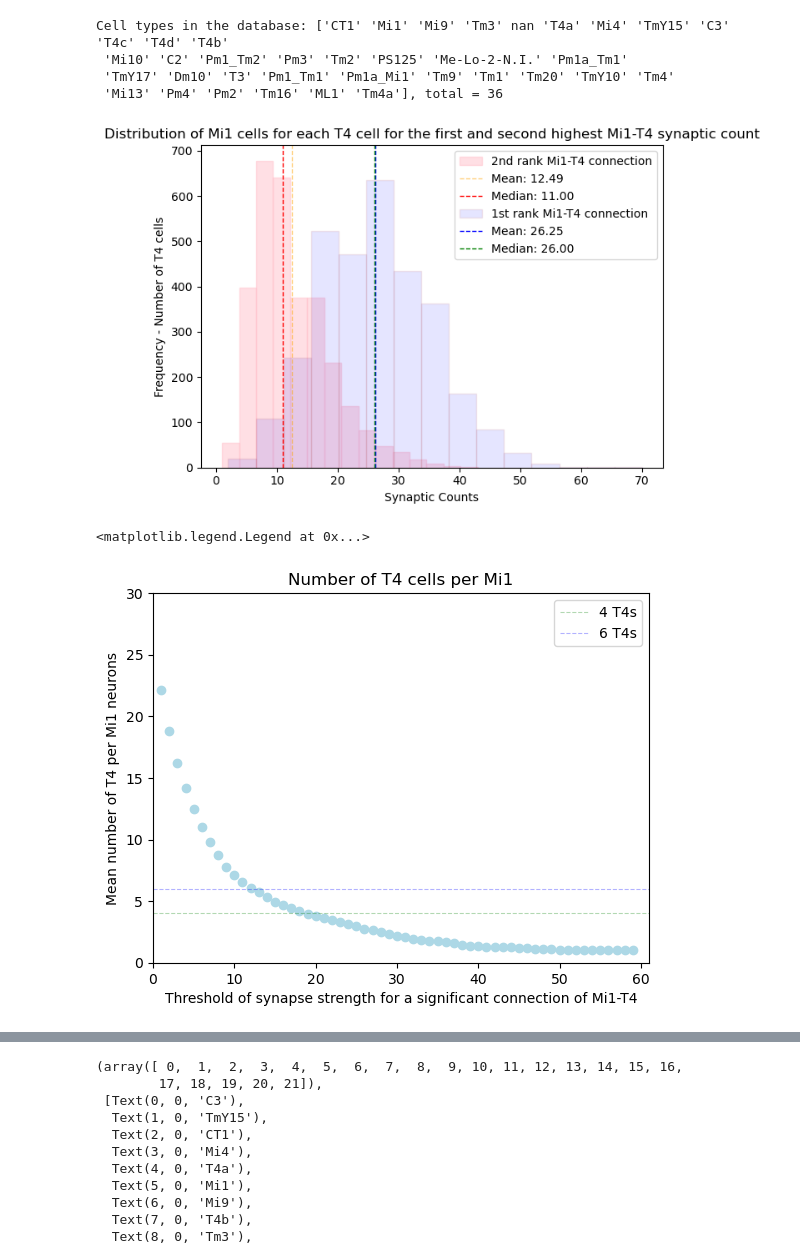
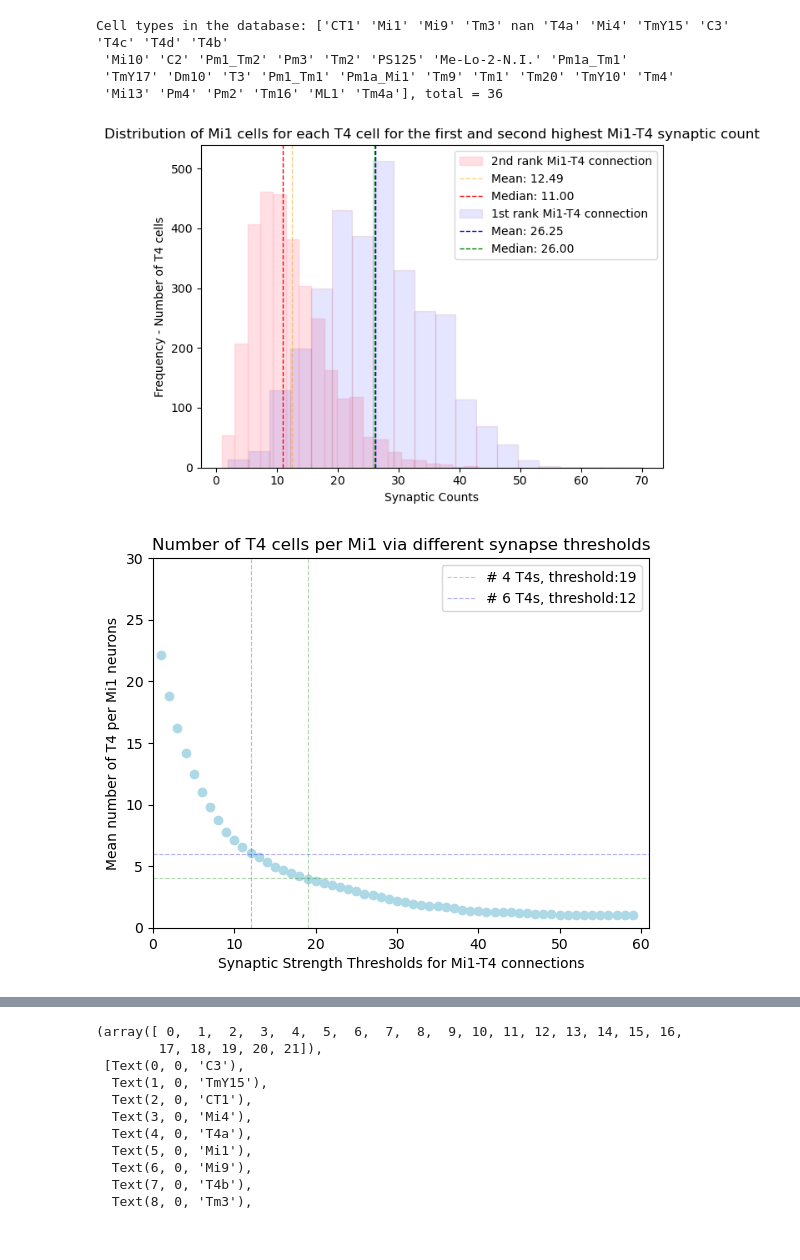
Before and after one commit to mariaioan/T4-connectome-analysis, a Jupyter notebook: proofreading-tables/figure_1.ipynb, the cells around one changed output, grey strips where cells are left out. Saved outputs shown, nothing was run; the diff lists cells and outputs as text; code cells hidden in the pictures.

```diff
--- a/proofreading-tables/figure_1.ipynb
+++ b/proofreading-tables/figure_1.ipynb
@@ -43,7 +43,7 @@ import pandas as pd
 
 # Plot how many T4 cells are per Mi1 in a histogram
 #symbols_to_select = ['T4a', 'T4b', 'T4c', 'T4d']
-symbols_to_select = ['Mi1'] # here I select the Mi1s for each singular T4 cell
+symbols_to_select = ['Mi1'] # here I select the Mi1s for each singular T4 cell # to run the same analysis for other neurons...change the name of the df.
 db_Mi1 = db.loc[db['symbol'].isin(symbols_to_select)]
 
 # here I find the 2nd highest Mi1 in the T4 input list
@@ -58,7 +58,7 @@ groups_with_more_than_one_row = db_sorted.groupby('optic_lobe_id').filter(lambda
 # groupby to get the second row within each group
 second_highest_mi1 = groups_with_more_than_one_row.groupby('optic_lobe_id').nth(1)
 #print(second_highest_mi1)
-plt.hist(second_highest_mi1['counts'], bins=15, edgecolor = 'pink', color='pink', alpha=0.5, label='2nd rank Mi1-T4 connection')
+plt.hist(second_highest_mi1['counts'], bins=20, edgecolor = 'pink', color='pink', alpha=0.5, label='2nd rank Mi1-T4 connection')
 mean_value = second_highest_mi1['counts'].mean()
 median_value = second_highest_mi1['counts'].median()
 plt.axvline(mean_value, color='orange',alpha=0.5, linestyle='dashed', linewidth=1, label=f'Mean: {mean_value:.2f}')
@@ -67,7 +67,7 @@ plt.axvline(median_value, color='red', linestyle='dashed', linewidth=1, label=f'
 # Filter through the highest Mi1 contributor for each T4 cell
 highest_mi1 = db_Mi1.groupby('optic_lobe_id').agg({'counts': 'max'}).reset_index()
 # Plot the histogram for the highest Mi1-T4 synaptic count
-plt.hist(highest_mi1['counts'], bins=15, edgecolor='brown', color='blue', alpha=0.1, label='1st rank Mi1-T4 connection')
+plt.hist(highest_mi1['counts'], bins=20, edgecolor='brown', color='blue', alpha=0.1, label='1st rank Mi1-T4 connection')
 mean_value = highest_mi1['counts'].mean()
 median_value = highest_mi1['counts'].median()
 plt.axvline(mean_value, color='blue', linestyle='dashed', linewidth=1, label=f'Mean: {mean_value:.2f}')
@@ -78,9 +78,10 @@ plt.ylabel('Frequency - Number of T4 cells')
 plt.title('Distribution of Mi1 cells for each T4 cell for the first and second highest Mi1-T4 synaptic count')
 plt.legend()
 plt.tight_layout()
+plt.savefig('Distribution of Mi1 cells for each T4 cell for the first and second highest Mi1-T4 synaptic count.png')
 plt.show()
 # %% [output]
-[figure, old version]
+[figure, new version]
 # %%
 # load dataset for each Mi1 its T4 output, this takes a minute to run...
 db_Mi1 = pd.read_excel(r'C:\Users\maria\OneDrive\Documents\GitHub\connectome-analysis-main_thesis\Mi1_outputs\Mi1_neurons_output_count_R_25Jan2024.xlsx')
@@ -90,33 +91,34 @@ db_Mi1_T4 = db_Mi1.loc[db_Mi1['symbol'].isin(symbols_to_select)]
 # %%
 #### Here I need to plot the number of mean T4 cells per Mi1 depending on the synapse threshold derive from the dual distribution above.
 #### How do I decide the range of thresholds? >75% of each daatset..? How arbitrary...
 # calculate mean for a range of thresholds with a step of 1, and store it to an array and plot against threshold count
 symbols_to_select = ['T4a', 'T4b', 'T4c', 'T4d']
 db_Mi1 = db_Mi1.loc[db_Mi1['symbol'].isin(symbols_to_select)]
 ### set threshold & filter the database
 threshold = np.arange(1,60,1) # (1,60,1) , (10,21,1)or why don't I just do the whole range and put a pretty colored low oppacity background on the range of intreset...?
 
 # initiate empty lists
 number_of_t4 = []
 mean_for_each_mi1 = []
 # calculate the mean for each Mi1 neuron
 for i,value in enumerate (threshold):
     db_Mi1_T4 = db_Mi1[db_Mi1['counts']>=value]
     number_of_t4.append(db_Mi1_T4.groupby('optic_lobe_id').size().values)  # number of cells not counts...remember for lists you have to append
     # now the number_of_t4 has the number of T4s per Mi1 in a list ss
     mean_for_each_mi1.append(np.mean(number_of_t4[i]))
 
 ### plotting
 plt.scatter(threshold, mean_for_each_mi1, color = 'lightblue' )
 plt.ylim(0,30)
 plt.xlim(0,61)
-plt.axhline(4, color='green', alpha = 0.3, linestyle = 'dashed', linewidth = 0.8, label='4 T4s')
-plt.axhline(6, color='blue', alpha = 0.3, linestyle = 'dashed', linewidth = 0.8,label = '6 T4s')
-plt.xlabel('Threshold of synapse strength for a significant connection of Mi1-T4')
+plt.axhline(4, color='green', alpha = 0.3, linestyle = 'dashed', linewidth = 0.8, label='# 4 T4s, threshold:19')
+plt.axhline(6, color='blue', alpha = 0.3, linestyle = 'dashed', linewidth = 0.8,label = '# 6 T4s, threshold:12')
+plt.axvline(19, color='green', alpha = 0.3, linestyle = 'dashed', linewidth = 0.8)
+plt.axvline(12, color='blue', alpha = 0.3, linestyle = 'dashed', linewidth = 0.8)
+plt.xlabel('Synaptic Strength Thresholds for Mi1-T4 connections')
 plt.ylabel('Mean number of T4 per Mi1 neurons')
-plt.title('Number of T4 cells per Mi1')
+plt.title('Number of T4 cells per Mi1 via different synapse thresholds')
 plt.legend()
-#plt.savefig('Number of T4 cells under different threholds (entire range).png')
+plt.savefig('Number of T4 cells under different threholds (entire range).png')
 # %% [output]
-<matplotlib.legend.Legend at 0x...>
-[figure, old version]
+[figure, new version]
```
Also changed, not shown: parts of 2 cells of this notebook.
